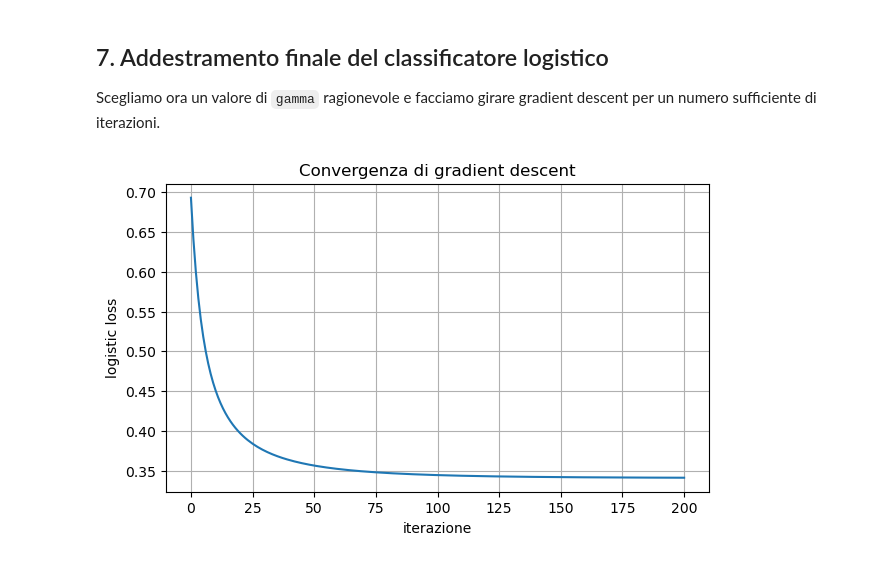
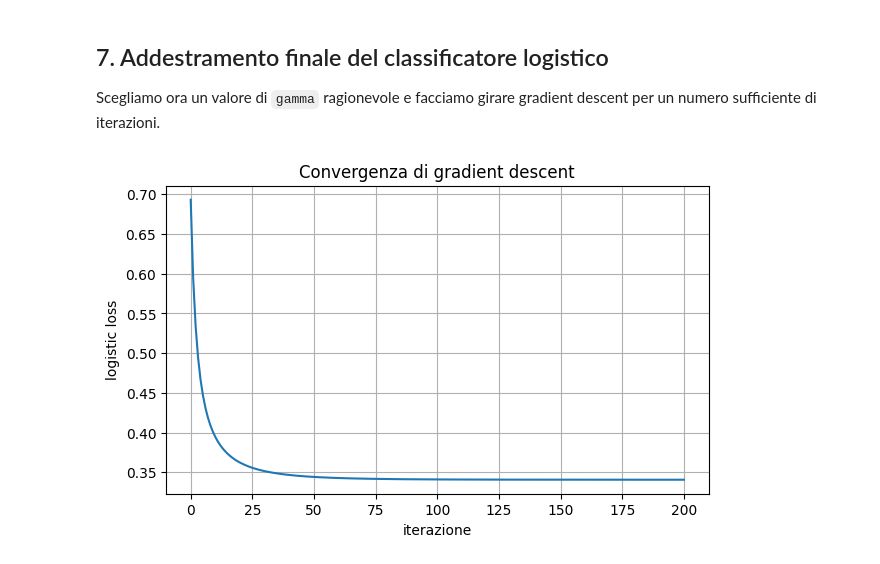
Before and after one commit to iamgiu/Introduzione-al-Data-Science, a Jupyter notebook: Notebook/Terza Settimana/lab3.ipynb, the cells around one changed output. Drawn from its saved outputs; the diff is of its cells as text; code cells hidden in the pictures.

```diff
--- a/Notebook/Terza Settimana/lab3.ipynb
+++ b/Notebook/Terza Settimana/lab3.ipynb
@@ -280,7 +319,7 @@ Ancora una volta, la nostra predizione verrà poi fornita dall'applicazione dell
 
 def logistic_loss(a: float, X: np.ndarray, Y: np.ndarray) -> float:
 # TO DO: scrivere la formula della regressione logistica
-    return float(...)
+    return float(np.mean(np.log(1 + np.exp(-Y * a * X))))
 # %% [markdown]
 
 
@@ -298,7 +337,7 @@ Implementiamo gradiente e algoritmo di gradient descent.
 
 def logistic_grad(a: float, X: np.ndarray, Y: np.ndarray) -> float:
     # TO DO: implementare la formula del gradiente
-    return float(...)
+    return float(np.mean(-Y * X / (1+np.exp(Y * a * X))))
 
 
 def gradient_descent_logistic(X: np.ndarray,
@@ -312,7 +351,7 @@ def gradient_descent_logistic(X: np.ndarray,
 
     for _ in range(T):
         # TO DO: implementare la regola di aggiornamento per la discesa del gradiente
-        a = ...
+        a = a - gamma * logistic_grad(a, X, Y)
         history_a.append(a)
         history_loss.append(logistic_loss(a, X, Y))
 
@@ -352,20 +399,20 @@ plt.show()
 Scegliamo ora un valore di `gamma` ragionevole e facciamo girare gradient descent per un numero sufficiente di iterazioni.
 # %%
 #TO DO
-gamma = ...
+gamma = 1.0
 
 
 T = 200
 
 a_log, history_a, history_loss = gradient_descent_logistic(X, Y, gamma=gamma, T=T, a0=0.0)
 
 plt.plot(history_loss)
 plt.xlabel("iterazione")
 plt.ylabel("logistic loss")
 plt.title("Convergenza di gradient descent")
 plt.show()
 # %% [output]
-[figure, old version]
+[figure, new version]
 # %%
 # TO DO: rappresentare il rischio empirico con loss logistica valutata sul campione e mostrare che il minimo trovato con GD minimizza la funzione
 
```
Also changed, not shown: parts of 10 cells of this notebook.
